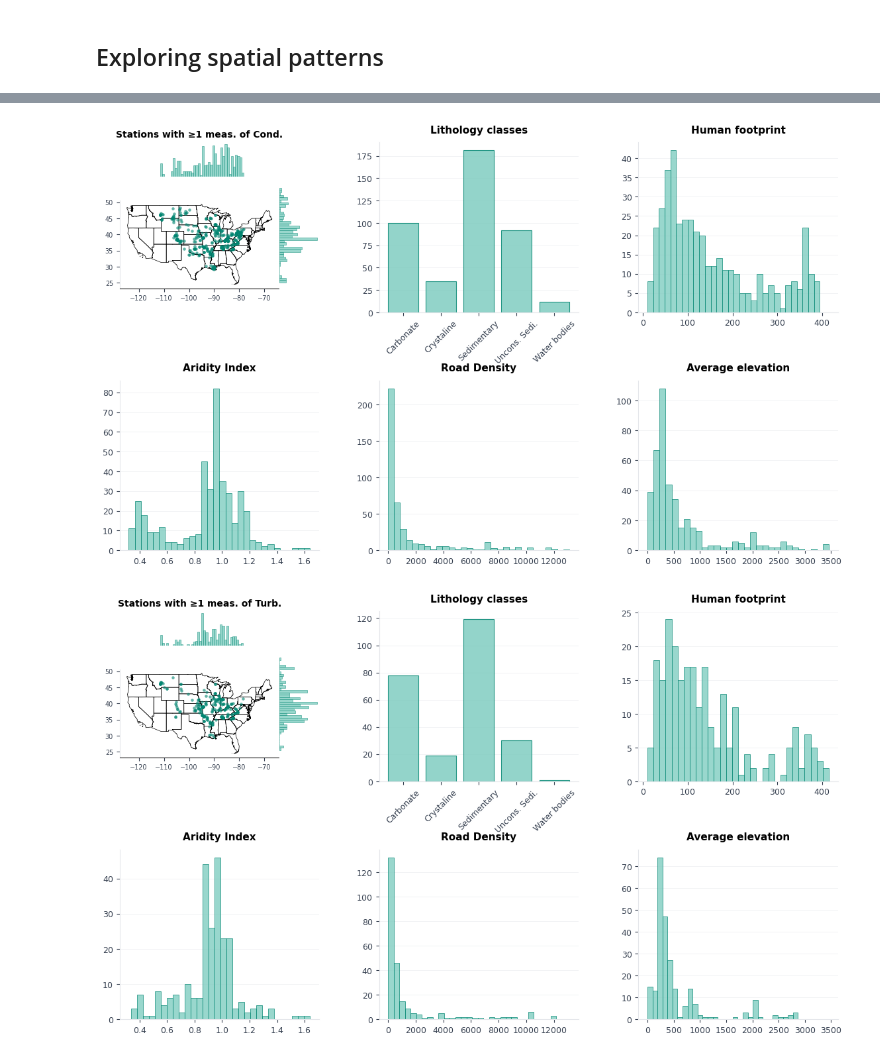
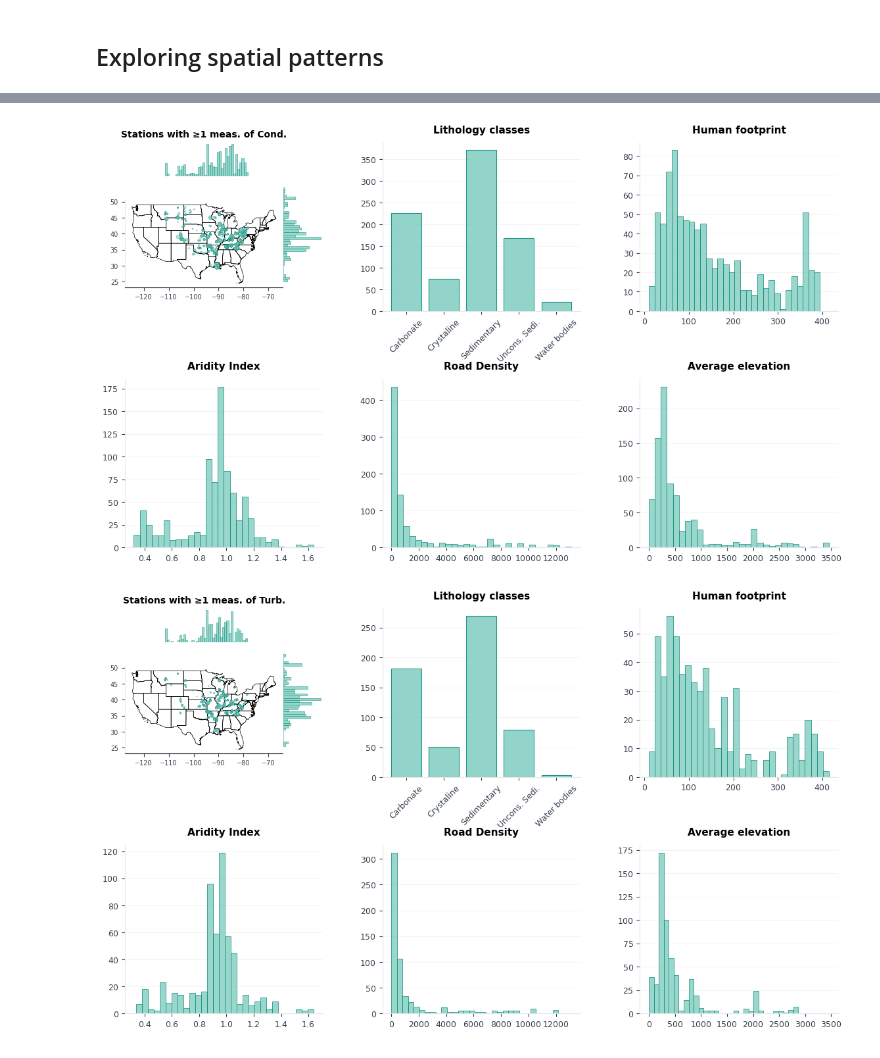
Before and after one commit to jtkemper/stream-analysis, a Jupyter notebook: data_exploration.ipynb, the cells around one changed output, grey strips where cells are left out. Saved outputs shown, nothing was run; the diff lists cells and outputs as text; code cells hidden in the pictures.

Commit message:
added temporal metadata; map now has markers scaled with longer timeseries

```diff
--- a/data_exploration.ipynb
+++ b/data_exploration.ipynb
@@ -112,5 +112,30 @@ md_data.head()
 | 3 | STREAM-gauge-1726 | 03016000 | USGS | Allegheny River at West Hickory, PA | 41.570895 | -79.407824 | 9479.363400 | ... |
 | 4 | STREAM-gauge-1733 | 03027500 | USGS | EB Clarion River at EB Clarion Ri... | 41.553118 | -78.596135 | 189.587268 | ... |
 # %%
+# Merging the temporal data derived by Sai
 temporal_summary = pd.read_csv(temporal_summary_filepath)
-md_data = md_data.merge(temporal_summary, on='STREAM_ID')
+
+# Identify your ID/metadata columns (keep these as-is)
+id_cols = ['STREAM_ID']
+
+# Parameters you're tracking
+temporal_params = ['WTemp_C', 'SpC_uScm', 'DO_mgL', 'pH', 'Turb_FNU', 'Turb_NTU',
+          'NO3_mgNL', 'fDOM_QSU', 'fDOM_RFU', 'DOC_mgL', 'PO4_mgL',
+          'Chla_ugL', 'Chla_RFU', 'PC_ugL', 'PC_RFU']
+
+# Reshape
+rows = []
+for temp_param in temporal_params:
+    temp = temporal_summary[id_cols].copy()
+    temp['parameter'] = temp_param
+    temp['pct_missing'] = temporal_summary[f'{temp_param}_pct_missing']
+    temp['length_hr'] = temporal_summary[f'{temp_param}_length_hr']
+    temp['longest_hr'] = temporal_summary[f'{temp_param}_longest_hr']
+    rows.append(temp)
+
+temporal_summary_long = (
+    pd.concat(rows, ignore_index=True)
+    .query('parameter in @params')
+    .dropna(how='all', subset=['pct_missing', 'length_hr', 'longest_hr'])
+)
+temporal_summary_long.head()
@@ -116,0 +149,4 @@ md_data = md_data.merge(temporal_summary, on='STREAM_ID')
+# %%
+md_data = md_spatial_data.merge(temporal_summary_long, on='STREAM_ID')
+md_data.to_csv('../OUTPUT/filtered_spC_DO_turb_basinparams_tempstats.csv')
+md_data.head()
@@ -180,8 +214,12 @@ for param_col, param_label in params.items():
 
     # Main map
     US_shp.plot(ax=ax_map, facecolor='none', edgecolor='black', linewidth=0.5)
-    md_gdf_filt.plot(ax=ax_map, color=HIST_EDGE, markersize=8,
-                     alpha=0.6, edgecolor=HIST_EDGE, linewidth=0.3)
+    md_gdf_filt.plot(ax=ax_map,
+                     color=HIST_COLOR,
+                     markersize=md_gdf_filt['longest_hr'] / 1000,
+                     alpha=0.6,
+                     edgecolor=HIST_EDGE,
+                     linewidth=0.3)
     ax_map.tick_params(labelsize=7, colors='#374151')
     ax_map.spines[['top', 'right']].set_visible(False)
     ax_map.spines[['top', 'left']].set_color(GRID_COLOR)
@@ -234,6 +272,5 @@ for param_col, param_label in params.items():
         a.yaxis.grid(True, color=GRID_COLOR, linewidth=0.5, alpha=0.7)
         a.set_axisbelow(True)
 
-    plt.savefig(f'../OUTPUT/{param_col}_spatial_distributions.png', dpi=150, bbox_inches='tight')
-    plt.show()
+    plt.savefig(f'../OUTPUT/spatial_patterns/{param_col}_spatial_distributions.png', dpi=600, bbox_inches='tight')
 # %% [output]
@@ -241,2 +278,2 @@ for param_col, param_label in params.items():
-[figure, old version]
+[figure, new version]
-[figure, old version]
+[figure, new version]
```
Also changed, not shown: parts of 6 cells of this notebook.
